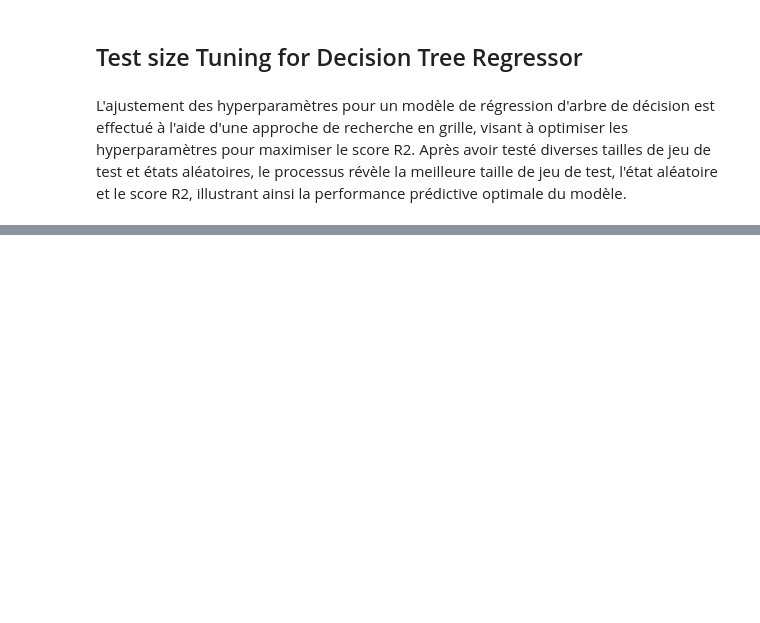
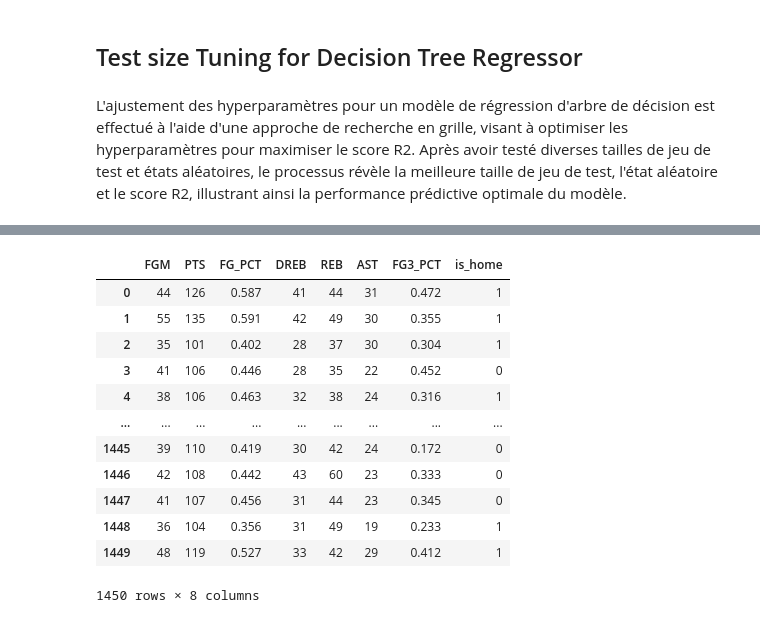
Before and after one commit to bribrix/mlops-nba, a Jupyter notebook: notebooks/young_potential_stars.ipynb, the cells around one changed output, grey strips where cells are left out. Cells and saved outputs as stored; diff of their text form; code cells hidden in the pictures; blank space fills up the shorter version.

```diff
--- a/notebooks/young_potential_stars.ipynb
+++ b/notebooks/young_potential_stars.ipynb
@@ -1038,0 +990,2 @@ NameError: name 'ages' is not defined
+# %%
+pd.set_option('display.max_columns', None)  # pour les colonnes
@@ -1038,0 +1049,20 @@ NameError: name 'ages' is not defined
+# %%
+# Supposons que df est votre DataFrame
+features = stat_team_game_only_num[['FGM', 'PTS', 'FG_PCT', 'DREB', 'REB', 'AST', 'FG3_PCT', 'is_home']]
+target = stat_team_game_only_num['Win/Lose']
+# %%
+features
+# %% [output]
+|  | FGM | PTS | FG_PCT | DREB | REB | AST | FG3_PCT | is_home |
+| 0 | 44 | 126 | 0.587 | 41 | 44 | 31 | 0.472 | 1 |
+| 1 | 55 | 135 | 0.591 | 42 | 49 | 30 | 0.355 | 1 |
+| 2 | 35 | 101 | 0.402 | 28 | 37 | 30 | 0.304 | 1 |
+| 3 | 41 | 106 | 0.446 | 28 | 35 | 22 | 0.452 | 0 |
+| 4 | 38 | 106 | 0.463 | 32 | 38 | 24 | 0.316 | 1 |
+| ... | ... | ... | ... | ... | ... | ... | ... | ... |
+| 1445 | 39 | 110 | 0.419 | 30 | 42 | 24 | 0.172 | 0 |
+| 1446 | 42 | 108 | 0.442 | 43 | 60 | 23 | 0.333 | 0 |
+| 1447 | 41 | 107 | 0.456 | 31 | 44 | 23 | 0.345 | 0 |
+| 1448 | 36 | 104 | 0.356 | 31 | 49 | 19 | 0.233 | 1 |
+| 1449 | 48 | 119 | 0.527 | 33 | 42 | 29 | 0.412 | 1 |
+1450 rows × 8 columns
```
Also changed, not shown: parts of 55 cells of this notebook.
